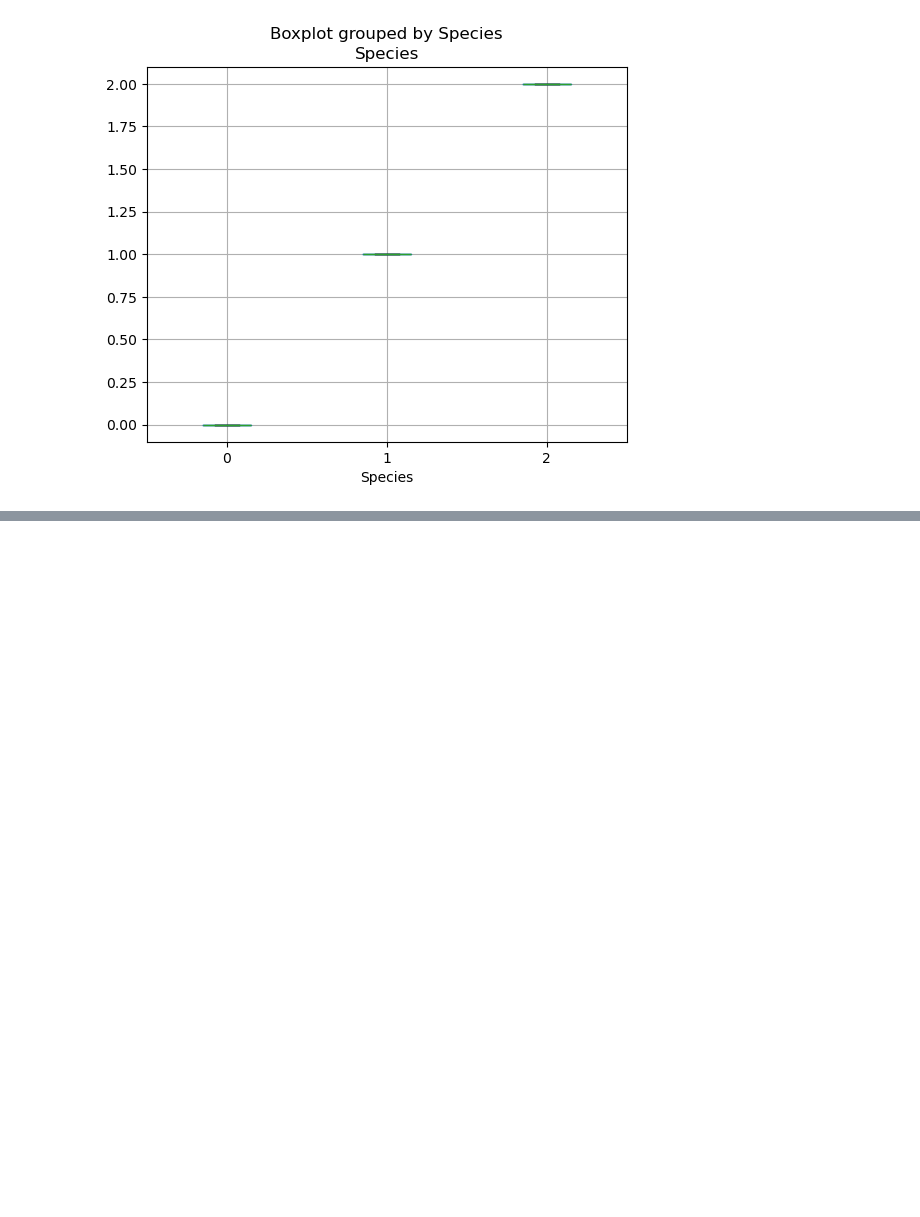
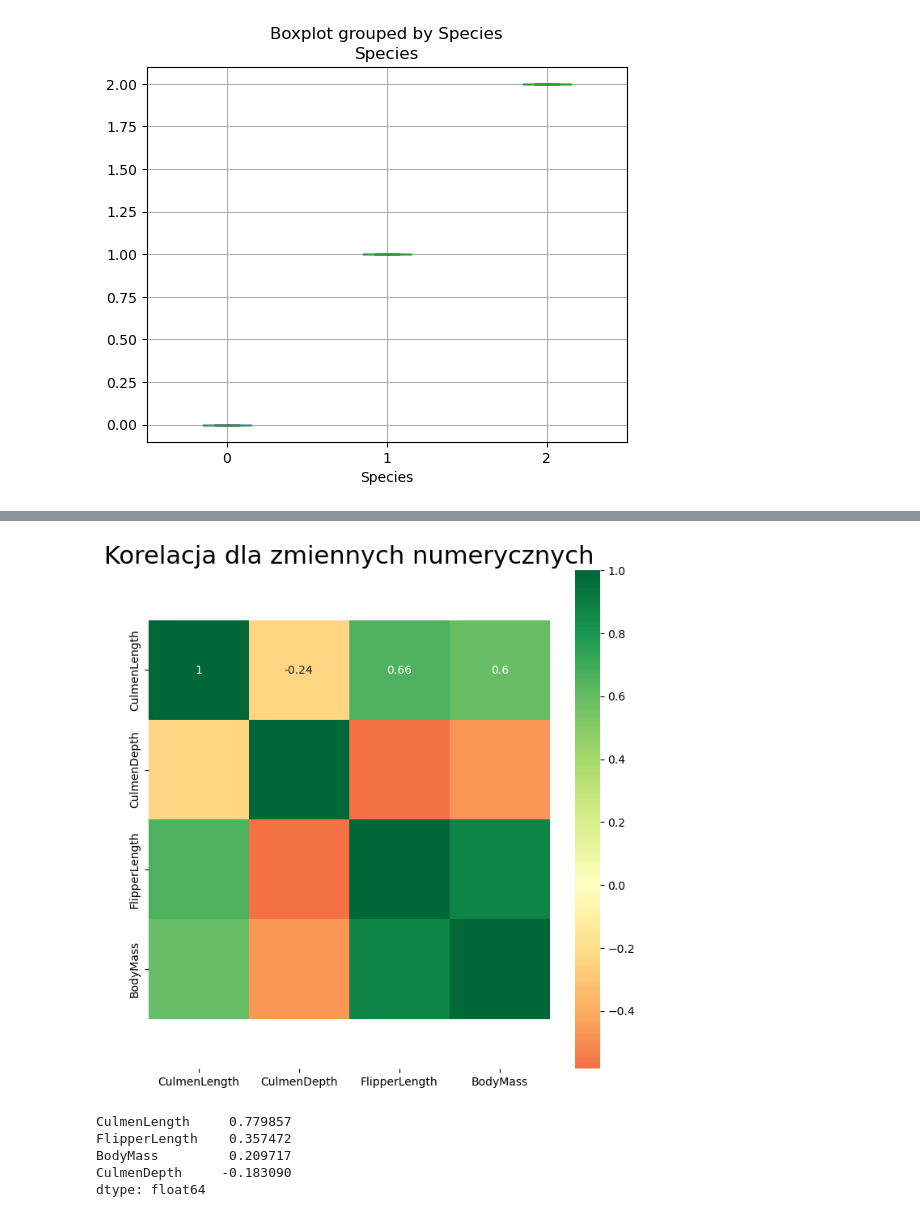
Before and after one commit to ItsaPlant/jupyters_WIN, a Jupyter notebook: MOD_14_TASK_2.ipynb, the cells around one changed output, grey strips where cells are left out. Cells and saved outputs as stored; diff of their text form; code cells hidden in the pictures; blank space fills up the shorter version.

```diff
--- a/MOD_14_TASK_2.ipynb
+++ b/MOD_14_TASK_2.ipynb
@@ -78,0 +163,30 @@ plt.show()
+# %%
+plt.figure(figsize=(8, 8))
+ax = sns.heatmap(X.corr(),
+                 xticklabels=X.corr().columns,
+                 yticklabels=X.corr().columns,
+                 cmap='RdYlGn',
+                 center=0,
+                 annot=True)
+
+plt.title('Korelacja dla zmiennych numerycznych', fontsize=22)
+bottom, top = ax.get_ylim()
+ax.set_ylim(bottom + 0.5, top - 0.5)
+plt.xticks(fontsize=10)
+plt.yticks(fontsize=10)
+plt.show()
+# %% [output]
+[figure, added]
+# %%
+from scipy import stats
+
+corr_dict = {}
+for col in features_num:
+    corr_dict[col] = stats.pointbiserialr(X[col], y)[0]
+pd.Series(corr_dict).sort_values(ascending=False)
+# %% [output]
+CulmenLength     0.779857
+FlipperLength    0.357472
+BodyMass         0.209717
+CulmenDepth     -0.183090
+dtype: float64
```
Also changed, not shown: parts of 16 cells of this notebook, 1 other file.
